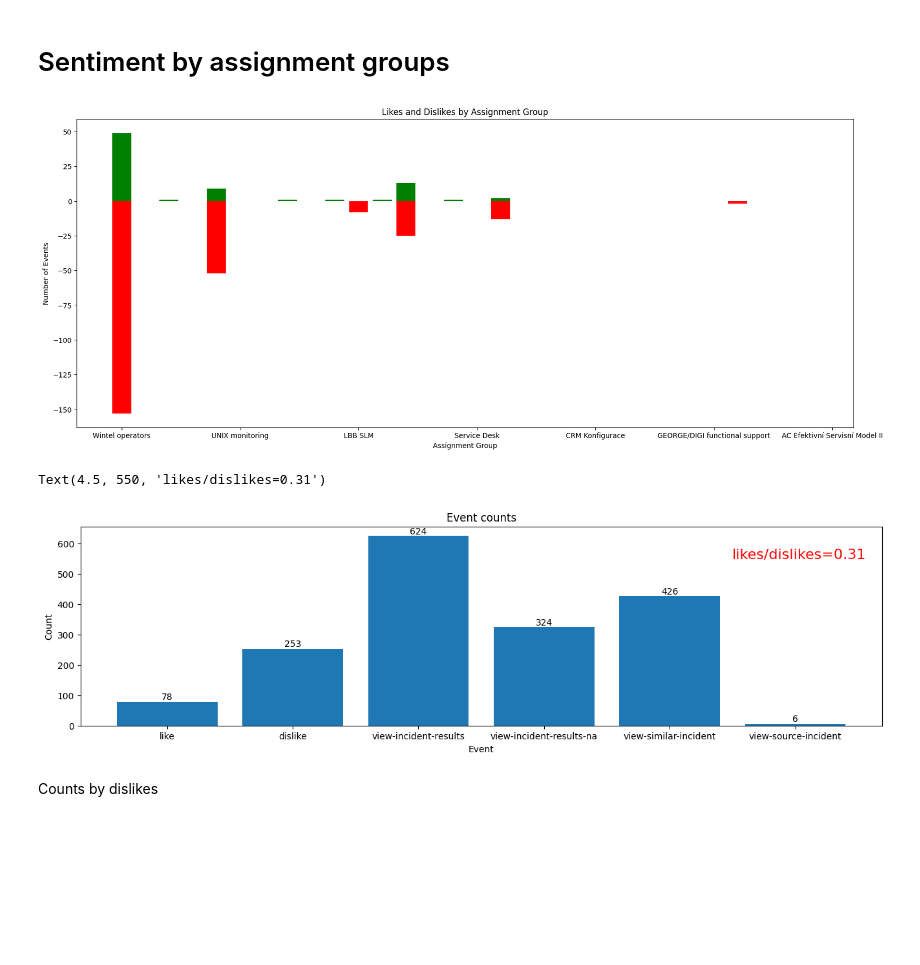
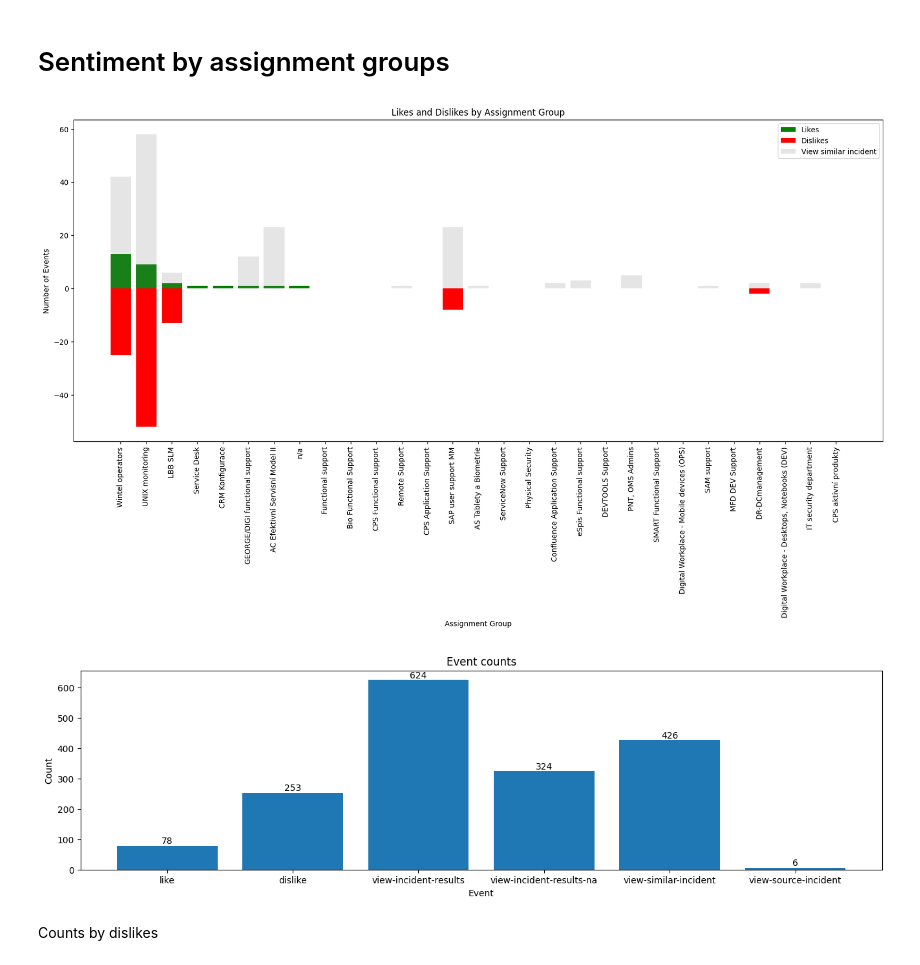
Before and after one commit to the-mama-ai/msearch_csas_ux_analysis, a Jupyter notebook: analysis.ipynb, the cells around one changed output. Cells and saved outputs as stored; diff of their text form; code cells hidden in the pictures; blank space fills up the shorter version.

Commit message:
sentiment assignment groups

```diff
--- a/analysis.ipynb
+++ b/analysis.ipynb
@@ -133,45 +152,53 @@ Text(1, 25.5, '51')
 # %%
 @dataclasses.dataclass
 class Sentiment:
     likes: int
     dislikes: int
+    view_similar_incident: int
 
 
 unique_assignment_groups = df['assignment_group'].unique()
-sentiment_assignment_groups: dict[str, Sentiment] = {assignment_group: Sentiment(0, 0)
+unique_assignment_groups = unique_assignment_groups[1:]
+sentiment_assignment_groups: dict[str, Sentiment] = {assignment_group: Sentiment(0, 0, 0)
                                                      for assignment_group in unique_assignment_groups}
 for event in events:
+    if event.assignment_group == '':
+        continue
     if event.event_type == EventType.LIKE:
         sentiment_assignment_groups[event.assignment_group].likes += 1
     if event.event_type == EventType.DISLIKE:
         sentiment_assignment_groups[event.assignment_group].dislikes += 1
+    if event.event_type == EventType.VIEW_SIMILAR_INCIDENT:
+        sentiment_assignment_groups[event.assignment_group].view_similar_incident += 1
+
+sentiment_assignment_groups_sorted_by_likes = sorted(sentiment_assignment_groups.items(),
+                                                     key=lambda x: x[1].likes, reverse=True)
 
 # create lists to hold the likes and dislikes values for each assignment group
-likes_values = [sentiment_assignment_groups[group].likes for group in unique_assignment_groups]
-dislikes_values = [- sentiment_assignment_groups[group].dislikes for group in unique_assignment_groups]
+likes_values = [group[1].likes for group in sentiment_assignment_groups_sorted_by_likes]
+dislikes_values = [- group[1].dislikes for group in sentiment_assignment_groups_sorted_by_likes]
+view_similar_incident_values = [group[1].view_similar_incident for group in sentiment_assignment_groups_sorted_by_likes]
 
 # set up the bar plot
 f, ax = plt.subplots(figsize=(20, 8))
-index = range(len(unique_assignment_groups))
-bar_width = 0.35
-opacity = 0.8
+index = range(len(sentiment_assignment_groups_sorted_by_likes))
 
 # plot the likes and dislikes bars side-by-side for each assignment group
-rects1 = ax.bar(index, likes_values,   color='g', label='Likes')
-rects2 = ax.bar(index, dislikes_values,  color='r', label='Dislikes')
+rects1 = ax.bar(index, likes_values, color='g', label='Likes')
+rects2 = ax.bar(index, dislikes_values, color='r', label='Dislikes')
+rects3 = ax.bar(index, view_similar_incident_values, alpha=0.2, color='grey', label='View similar incident')
 
 # add labels and title to the plot
 ax.set_xlabel('Assignment Group')
 ax.set_ylabel('Number of Events')
 ax.set_title('Likes and Dislikes by Assignment Group')
-
-ax.set_xticklabels(unique_assignment_groups)
-
-
+ax.set_xticks(index)
+ax.set_xticklabels(unique_assignment_groups, rotation='vertical')
+ax.legend()
 # display the plot
 plt.show()
 # %% [output]
-[figure, old version]
+[figure, new version]
 # %%
 event_counts: dict[EventType, int] = get_event_type_counts(events)
 
@@ -187,12 +214,8 @@ plt.ylabel('Count')
 # add the count above each bar
 for i, count in enumerate(event_counts.values()):
     ax.text(i, count + 0.5, str(count), ha='center', va='bottom')
-
-ax.text(4.5, 550, f"likes/dislikes={float(event_counts[EventType.LIKE] / event_counts[EventType.DISLIKE]):.2f}",
-        color='red', size=16)
 # %% [output]
-Text(4.5, 550, 'likes/dislikes=0.31')
-[figure, old version]
+[figure, new version]
 # %% [markdown]
 Counts by dislikes
 # %%
```
Also changed, not shown: parts of 2 cells of this notebook, 1 other file.
